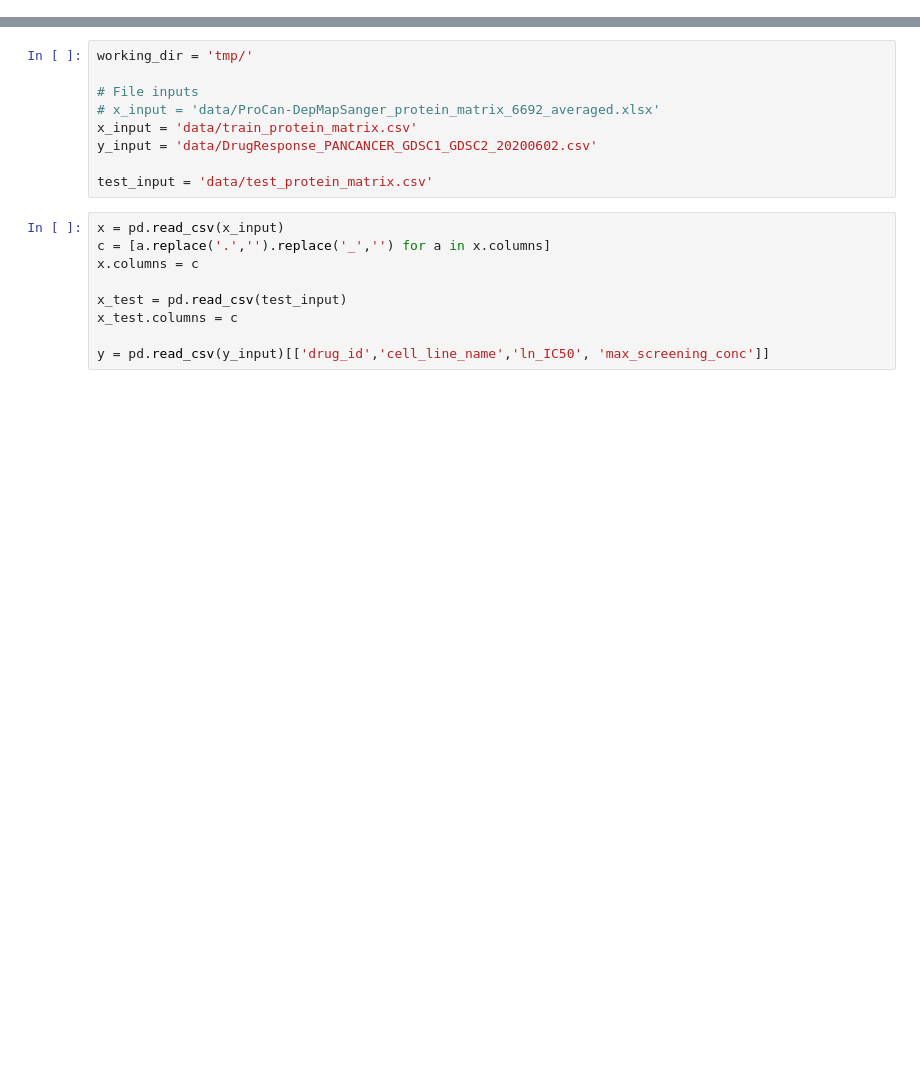
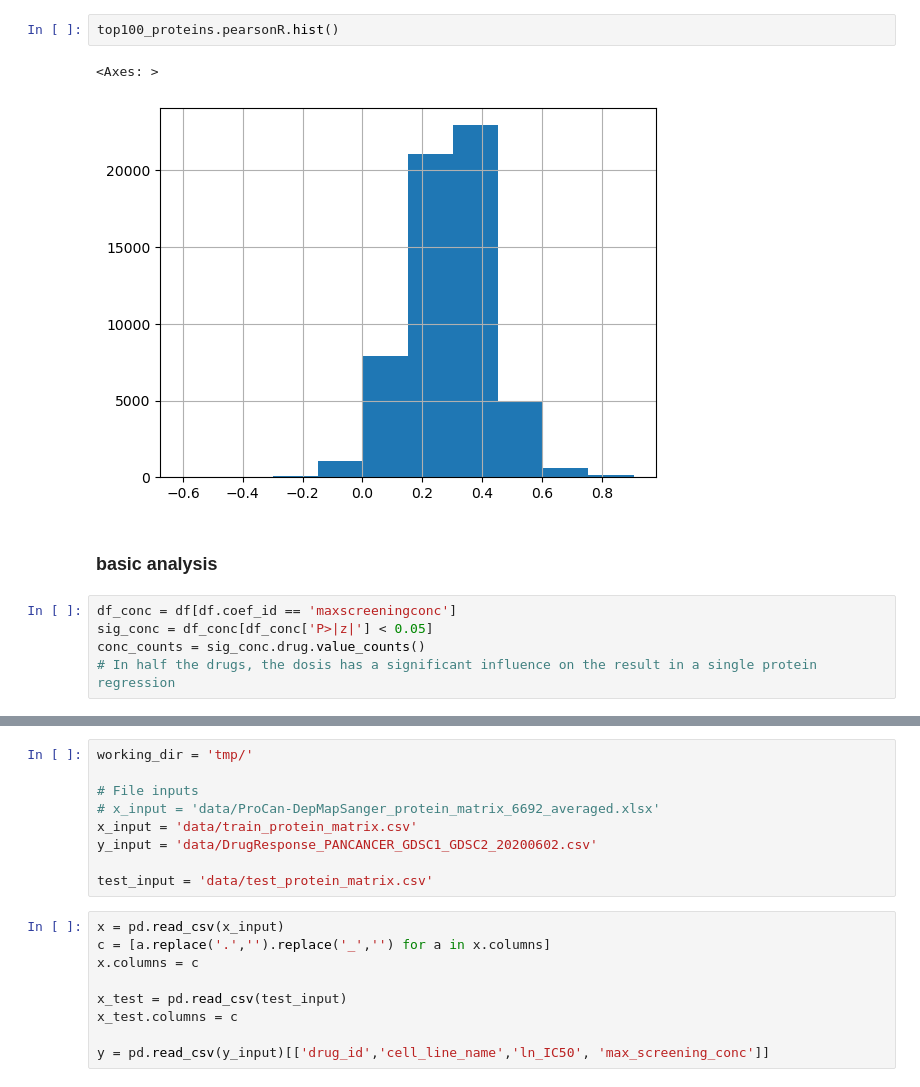
Before and after one commit to Yatish0833/multiomics-synergies, a Jupyter notebook: protein_regression.ipynb, the cells around one changed output, grey strips where cells are left out. Drawn from its saved outputs; the diff is of its cells as text; blank space fills up the shorter version.

Commit message:
updated single protein regression

```diff
--- a/protein_regression.ipynb
+++ b/protein_regression.ipynb
@@ -17,0 +201,12 @@ from random import sample, seed
+# %%
+top100_proteins.pearsonR.hist()
+# %% [output]
+<Axes: >
+[figure, added]
+# %% [markdown]
+### basic analysis
+# %%
+df_conc = df[df.coef_id == 'maxscreeningconc']
+sig_conc = df_conc[df_conc['P>|z|'] < 0.05]
+conc_counts = sig_conc.drug.value_counts()
+# In half the drugs, the dosis has a significant influence on the result in a single protein regression
```
Also changed, not shown: parts of 46 cells of this notebook, 2 other files.
